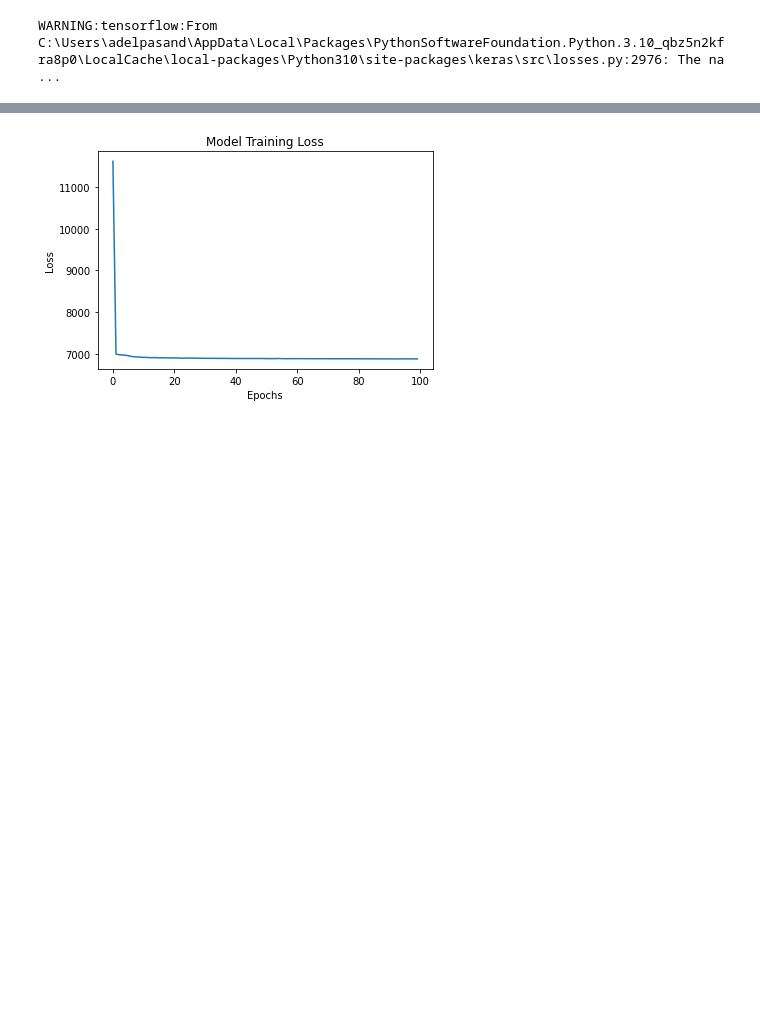
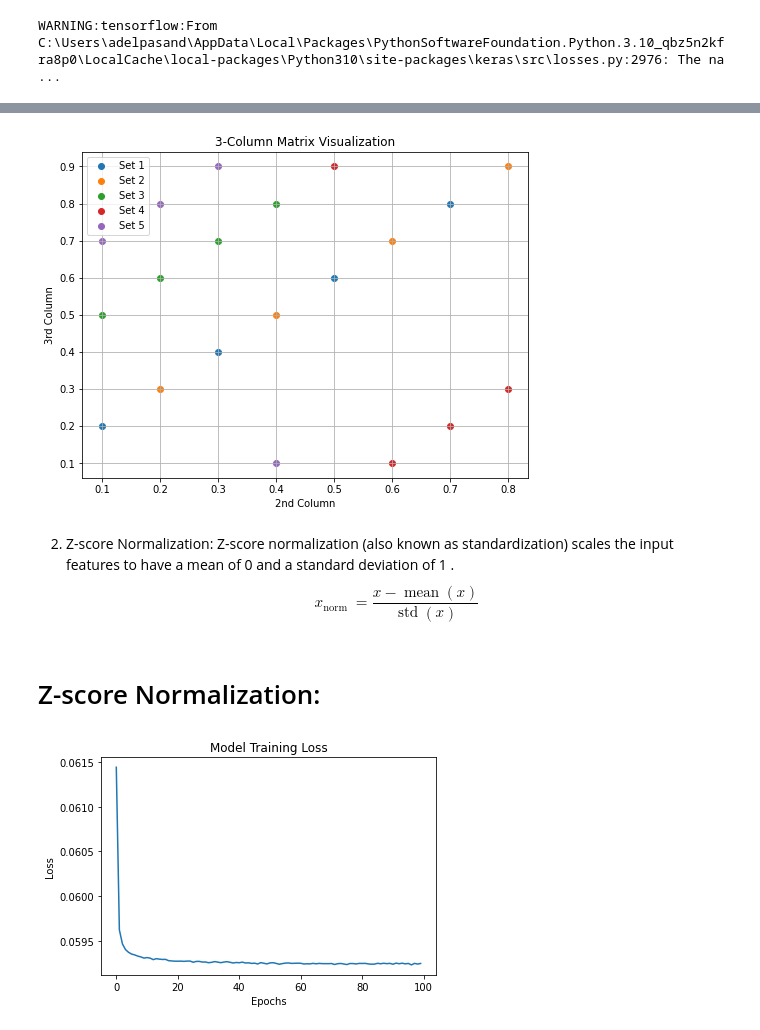
Before and after one commit to bmcs-group/bmcs_ml, a Jupyter notebook: notebooks/flexural_model/02_1_normalized input_FFNN .ipynb, the cells around one changed output, grey strips where cells are left out. Drawn from its saved outputs; the diff is of its cells as text; code cells hidden in the pictures; blank space fills up the shorter version.

```diff
--- a/notebooks/flexural_model/02_1_normalized input_FFNN .ipynb
+++ b/notebooks/flexural_model/02_1_normalized input_FFNN .ipynb
@@ -47,0 +72,49 @@ plt.show()
+# %%
+import numpy as np
+import matplotlib.pyplot as plt
+
+# Define the 20x3 matrix (replace this with your generated matrix)
+matrix = np.array([
+    [1, 0.1, 0.2],
+    [1, 0.3, 0.4],
+    [1, 0.5, 0.6],
+    [1, 0.7, 0.8],
+    [2, 0.2, 0.3],
+    [2, 0.4, 0.5],
+    [2, 0.6, 0.7],
+    [2, 0.8, 0.9],
+    [3, 0.1, 0.5],
+    [3, 0.2, 0.6],
+    [3, 0.3, 0.7],
+    [3, 0.4, 0.8],
+    [4, 0.5, 0.9],
+    [4, 0.6, 0.1],
+    [4, 0.7, 0.2],
+    [4, 0.8, 0.3],
+    [5, 0.1, 0.7],
+    [5, 0.2, 0.8],
+    [5, 0.3, 0.9],
+    [5, 0.4, 0.1]
+])
+
+# Plotting
+plt.figure(figsize=(8, 6))
+
+# Loop through unique fixed values
+for i in np.unique(matrix[:, 0]):
+    subset = matrix[matrix[:, 0] == i]
+    plt.scatter(subset[:, 1], subset[:, 2], label=f"Set {int(i)}")
+
+plt.xlabel('2nd Column')
+plt.ylabel('3rd Column')
+plt.title('3-Column Matrix Visualization')
+plt.legend()
+plt.grid(True)
+plt.show()
+# %% [output]
+[figure, added]
+# %% [markdown]
+2. Z-score Normalization: Z-score normalization (also known as standardization) scales the input features to have a mean of 0 and a standard deviation of 1 .
+$$
+x_{\text {norm }}=\frac{x-\operatorname{mean}(x)}{\operatorname{std}(x)}
+$$
@@ -48,3 +125,5 @@ plt.show()
+# %% [markdown]
+# Z-score Normalization:
 # %%
 # Define the neural network model
 model = Sequential([
@@ -57,8 +136,8 @@ model = Sequential([
 model.compile(optimizer='adam', loss='mse')  # Using mean squared error loss and Adam optimizer
 # %%
 # Train the model
-history = model.fit(moment_capacity, Design_space, epochs=100, batch_size=16, verbose=0)
-model.save('trained_model.h5')
+history = model.fit(moment_capacity_normalized_min_max, Design_space_normalized_min_max, epochs=100, batch_size=16, verbose=0)
+model.save('trained_model_normalized.h5')
 # Plot training loss
 plt.plot(history.history['loss'])
 plt.title('Model Training Loss')
@@ -66,6 +145,6 @@ plt.xlabel('Epochs')
 plt.ylabel('Loss')
 plt.show()
 # %% [output]
-[figure, old version]
+[figure, new version]
 # %%
 from tensorflow.keras.models import load_model
```
Also changed, not shown: parts of 7 cells of this notebook.
